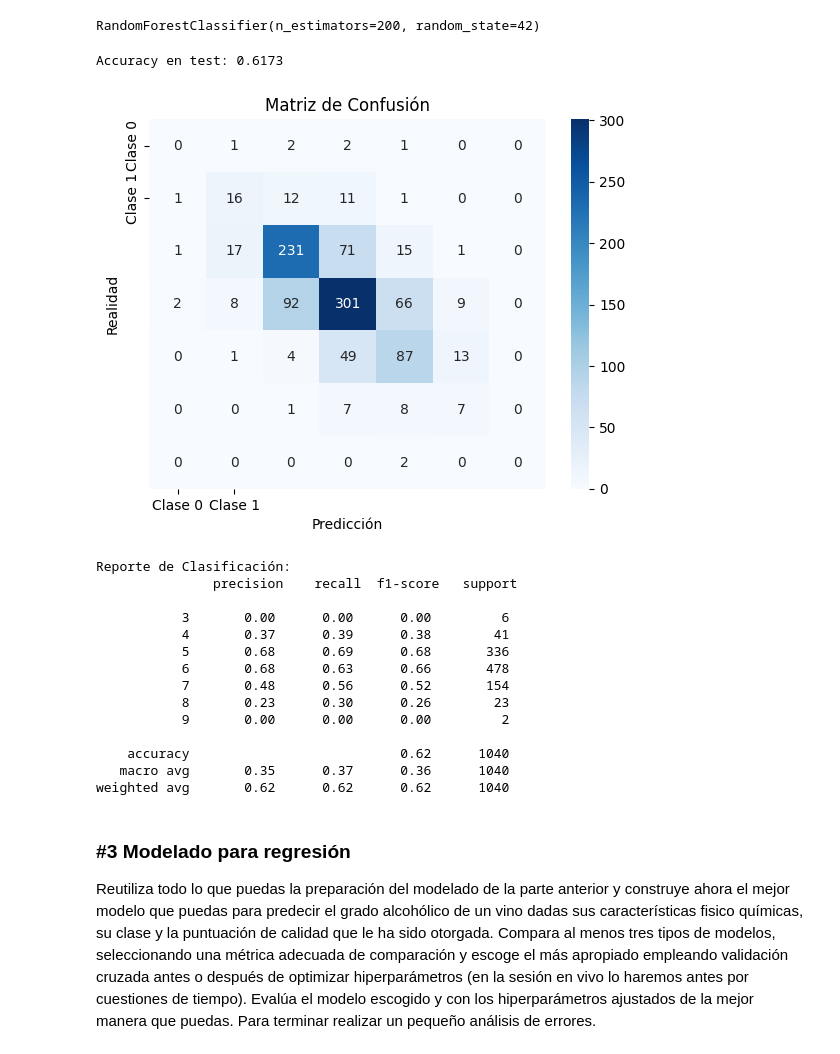
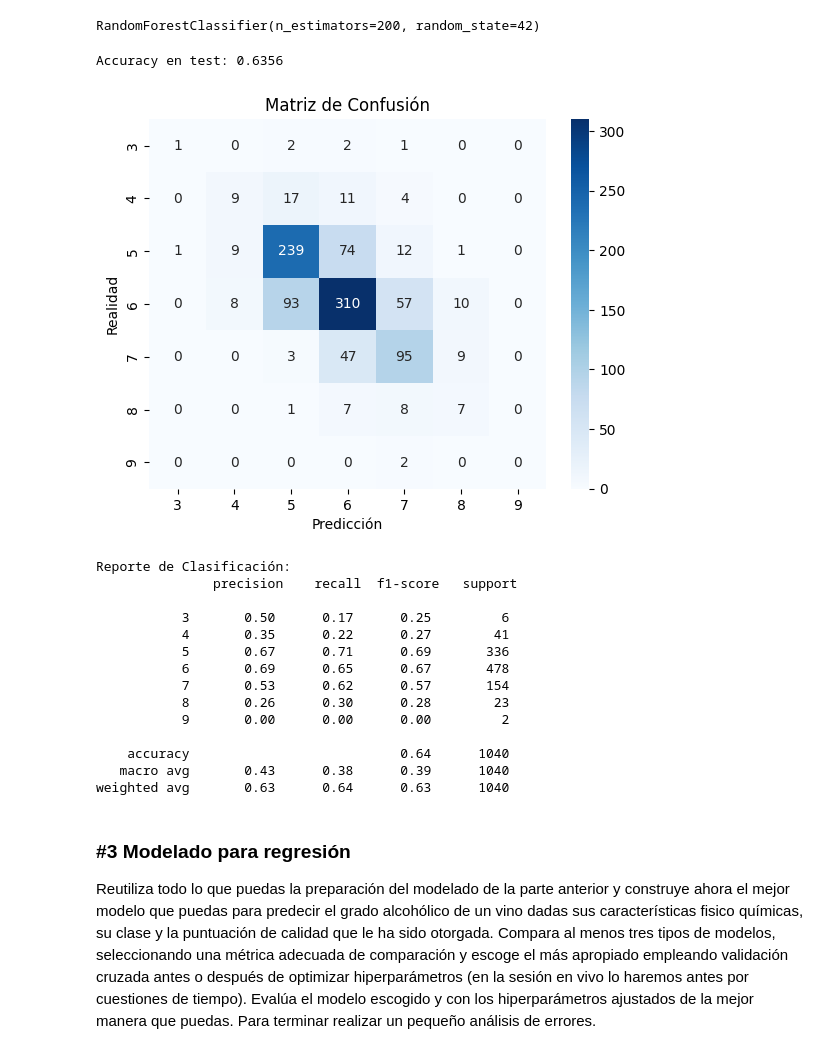
Before and after one commit to Rodrigo6363/ONLINE_DS_THEBRIDGE_ROD, a Jupyter notebook: Sprint_12/Unidad_02/Practica_Obligatoria/18_Practica_Obligatoria_Repaso_Aprendizaje_Supervisado.ipynb, the cells around one changed output. Saved outputs shown, nothing was run; the diff lists cells and outputs as text; code cells hidden in the pictures.

```diff
--- a/Sprint_12/Unidad_02/Practica_Obligatoria/18_Practica_Obligatoria_Repaso_Aprendizaje_Supervisado.ipynb
+++ b/Sprint_12/Unidad_02/Practica_Obligatoria/18_Practica_Obligatoria_Repaso_Aprendizaje_Supervisado.ipynb
@@ -481,3 +512,7 @@ X_test_reduced = X_test_scaled.drop(columns=['class'])
+# %%
+columnas = X_train.columns  # Guardamos los nombres de las columnas originales
+X_train_reduced = pd.DataFrame(X_train_scaled, columns=columnas).drop(columns=['class'])
+X_test_reduced = pd.DataFrame(X_test_scaled, columns=columnas).drop(columns=['class'])
 # %%
 from imblearn.over_sampling import SMOTE
 
@@ -515,38 +550,38 @@ RandomForestClassifier(n_estimators=200, random_state=42)
 # %%
 
 # Predicciones con el modelo entrenado
 y_pred = rf_model.predict(X_test_reduced)
 
 # Accuracy
 print(f"Accuracy en test: {accuracy_score(y_test, y_pred):.4f}")
 
 # Matriz de Confusión
 cm = confusion_matrix(y_test, y_pred)
-sns.heatmap(cm, annot=True, fmt='d', cmap='Blues', xticklabels=['Clase 0', 'Clase 1'], yticklabels=['Clase 0', 'Clase 1'])
+sns.heatmap(cm, annot=True, fmt='d', cmap='Blues', xticklabels=['3', '4','5','6','7','8','9'], yticklabels=['3', '4','5','6','7','8','9'])
 plt.title('Matriz de Confusión')
 plt.xlabel('Predicción')
 plt.ylabel('Realidad')
 plt.show()
 
 # Reporte de clasificación (Precisión, Recall, F1-Score)
 print("\nReporte de Clasificación:\n", classification_report(y_test, y_pred))
 # %% [output]
-Accuracy en test: 0.6173
+Accuracy en test: 0.6356
-[figure, old version]
+[figure, new version]
 Reporte de Clasificación:
                precision    recall  f1-score   support
 
-           3       0.00      0.00      0.00         6
-           4       0.37      0.39      0.38        41
-           5       0.68      0.69      0.68       336
-           6       0.68      0.63      0.66       478
-           7       0.48      0.56      0.52       154
-           8       0.23      0.30      0.26        23
+           3       0.50      0.17      0.25         6
+           4       0.35      0.22      0.27        41
+           5       0.67      0.71      0.69       336
+           6       0.69      0.65      0.67       478
+           7       0.53      0.62      0.57       154
+           8       0.26      0.30      0.28        23
            9       0.00      0.00      0.00         2
 
-    accuracy                           0.62      1040
-   macro avg       0.35      0.37      0.36      1040
-weighted avg       0.62      0.62      0.62      1040
+    accuracy                           0.64      1040
+   macro avg       0.43      0.38      0.39      1040
+weighted avg       0.63      0.64      0.63      1040
 # %% [markdown]
 ### #3 Modelado para regresión
 
```
Also changed, not shown: parts of 13 cells of this notebook, 8 other files.
